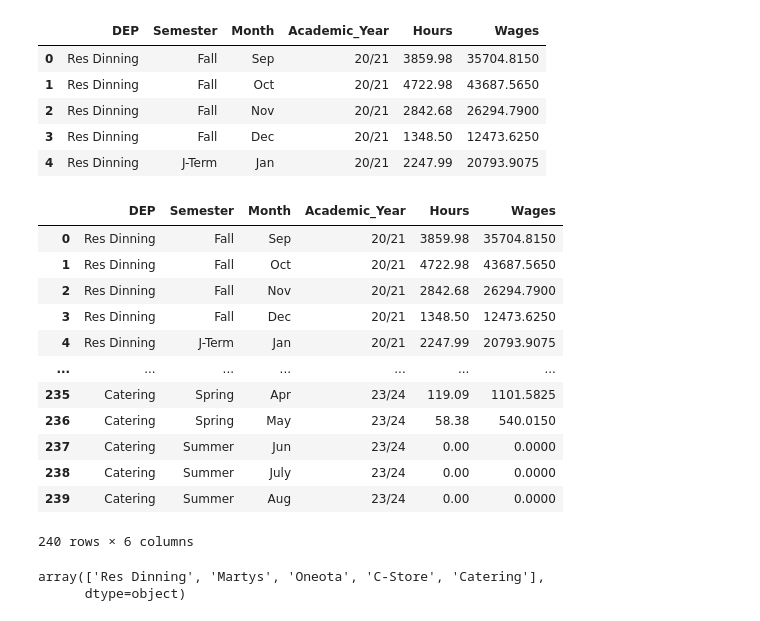
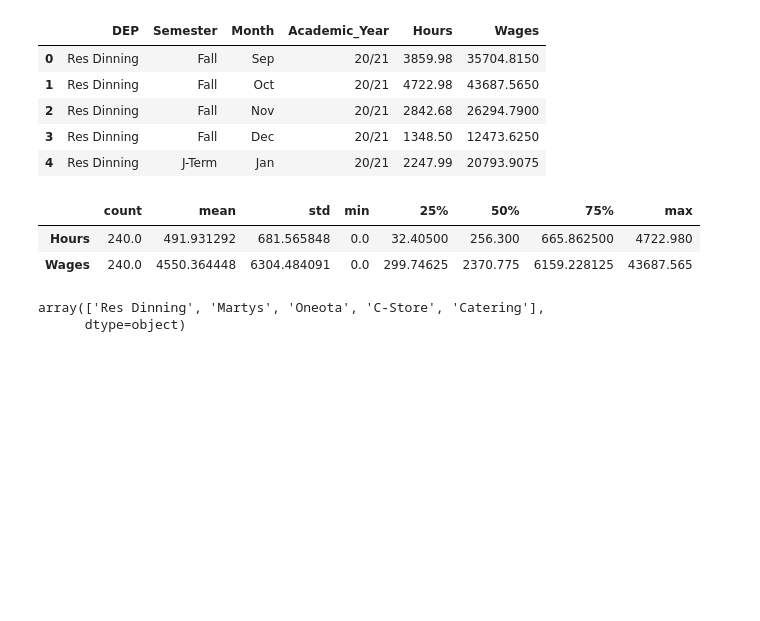
Before and after one commit to warrmu01/Hours-Analysis, a Jupyter notebook: DailyHours.ipynb, the cells around one changed output. Drawn from its saved outputs; the diff is of its cells as text; code cells hidden in the pictures; blank space fills up the shorter version.

```diff
--- a/DailyHours.ipynb
+++ b/DailyHours.ipynb
@@ -60,21 +60,11 @@ Dinning.head()
 # %%
 Data = pd.DataFrame(Dinning)
 # %%
-Data
+Data.describe().T
 # %% [output]
-|  | DEP | Semester | Month | Academic_Year | Hours | Wages |
-| 0 | Res Dinning | Fall | Sep | 20/21 | 3859.98 | 35704.8150 |
-| 1 | Res Dinning | Fall | Oct | 20/21 | 4722.98 | 43687.5650 |
-| 2 | Res Dinning | Fall | Nov | 20/21 | 2842.68 | 26294.7900 |
-| 3 | Res Dinning | Fall | Dec | 20/21 | 1348.50 | 12473.6250 |
-| 4 | Res Dinning | J-Term | Jan | 20/21 | 2247.99 | 20793.9075 |
-| ... | ... | ... | ... | ... | ... | ... |
-| 235 | Catering | Spring | Apr | 23/24 | 119.09 | 1101.5825 |
-| 236 | Catering | Spring | May | 23/24 | 58.38 | 540.0150 |
-| 237 | Catering | Summer | Jun | 23/24 | 0.00 | 0.0000 |
-| 238 | Catering | Summer | July | 23/24 | 0.00 | 0.0000 |
-| 239 | Catering | Summer | Aug | 23/24 | 0.00 | 0.0000 |
+|  | count | mean | std | min | 25% | 50% | 75% | max |
+| Hours | 240.0 | 491.931292 | 681.565848 | 0.0 | 32.40500 | 256.300 | 665.862500 | 4722.980 |
+| Wages | 240.0 | 4550.364448 | 6304.484091 | 0.0 | 299.74625 | 2370.775 | 6159.228125 | 43687.565 |
-240 rows × 6 columns
 # %%
 grouped = Data.groupby(['DEP', 'Academic_Year']).sum().reset_index()
 # %%
```
